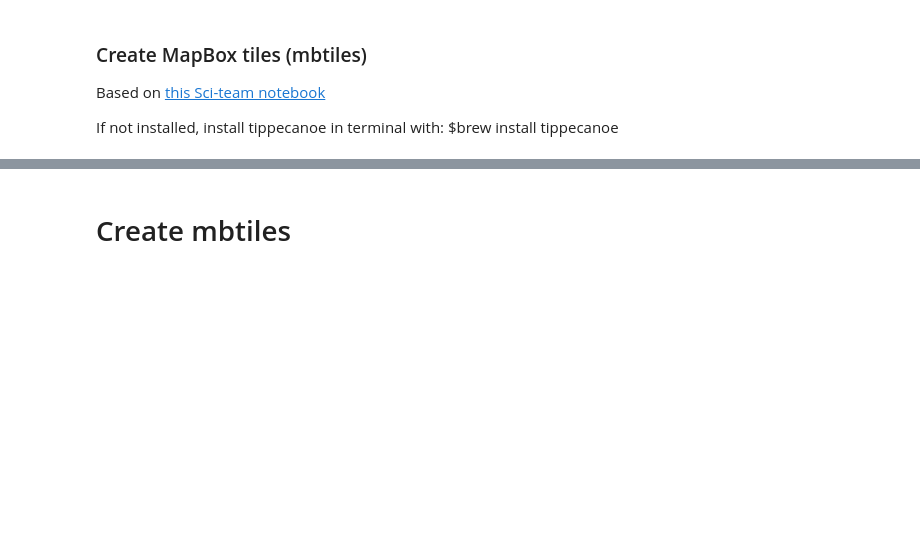
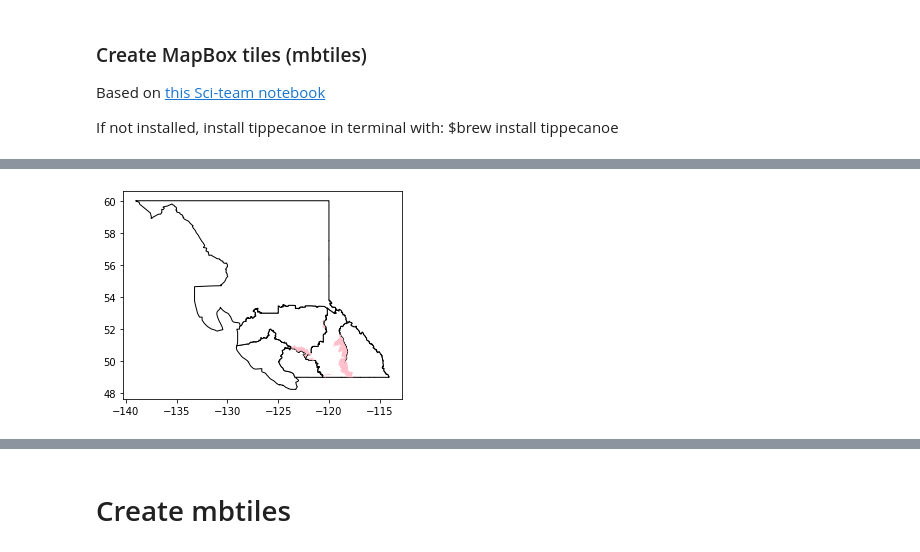
Before and after one commit to Vizzuality/tota, a Jupyter notebook: data/notebooks/tota_mbtiles.ipynb, the cells around one changed output, grey strips where cells are left out. Cells and saved outputs as stored; diff of their text form; code cells hidden in the pictures; blank space fills up the shorter version.

```diff
--- a/data/notebooks/tota_mbtiles.ipynb
+++ b/data/notebooks/tota_mbtiles.ipynb
@@ -76,0 +87,4 @@ ski.head()
+# %%
+## Wildlife layer needs extra step of dividing polygons first before spatial join
+region = gpd.read_file('../data/raw/ADM_TOURISM_REGIONS_SP_apiname.geojson')
+wildlife_raw= gpd.read_file('../data/raw/WCP_WILDLIFE_HABITAT_AREA_POLY.geojson')
@@ -76,0 +112,7 @@ ski.head()
+# %%
+fig, ax = plt.subplots(figsize =(5,5))
+region.plot(ax=ax, color='white', edgecolor='black')
+wsplit_region[wsplit_region['TOURISM_REGION_NAME']=='thompson_okanagan'].plot(ax=ax, color='pink')
+plt.show()
+# %% [output]
+[figure, added]
```
Also changed, not shown: parts of 31 cells of this notebook.
